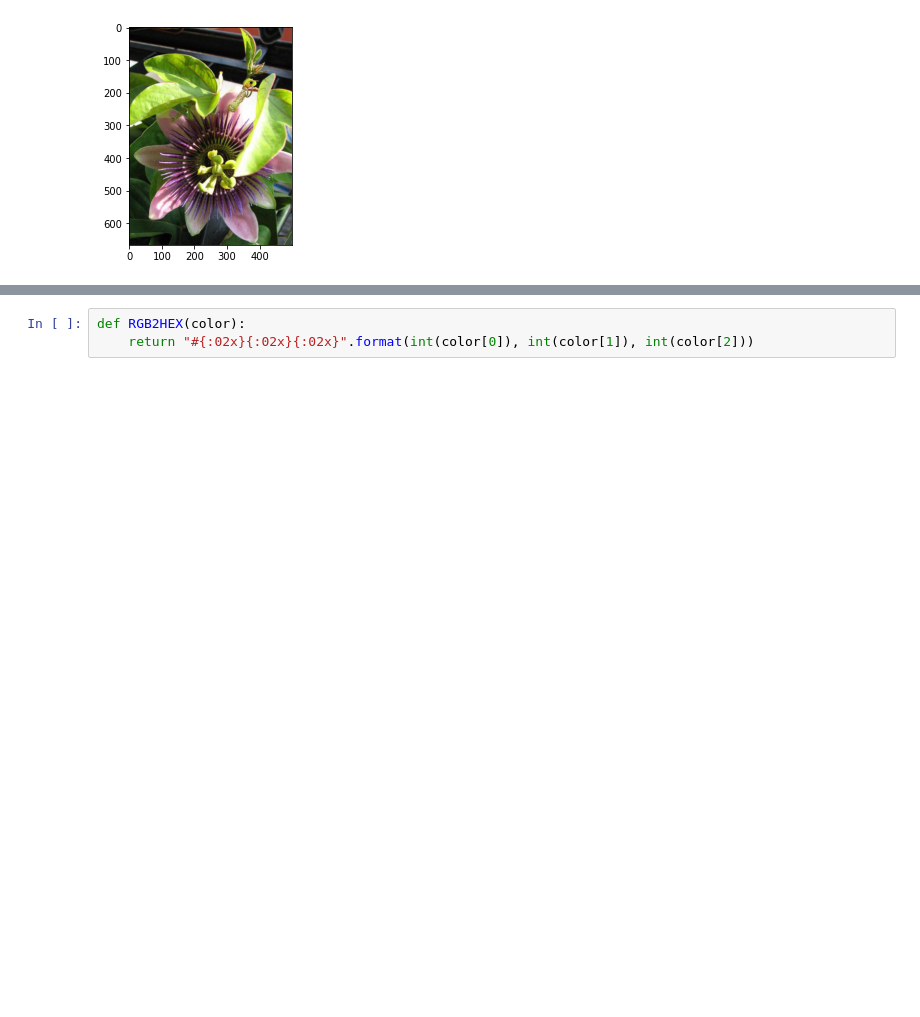
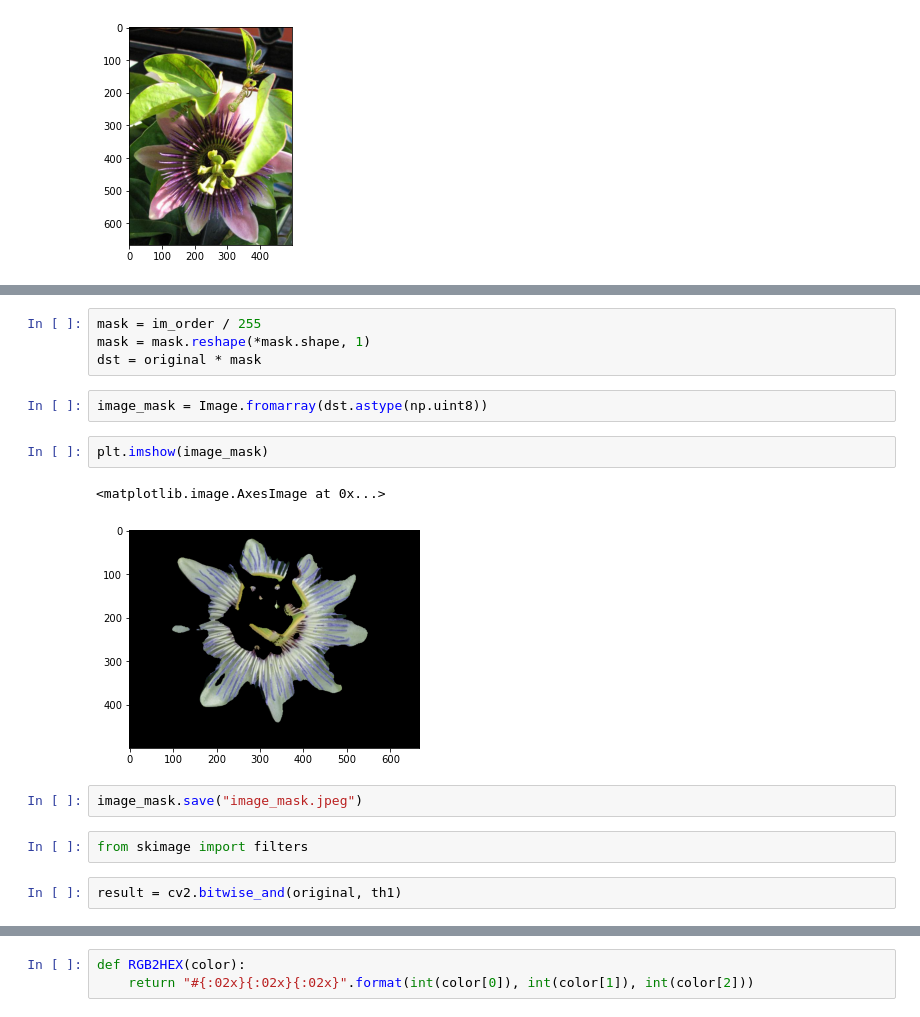
Before and after one commit to teresacigna/Progetto_AML, a Jupyter notebook: Script/prove_scontorno.ipynb, the cells around one changed output, grey strips where cells are left out. Saved outputs shown, nothing was run; the diff lists cells and outputs as text; blank space fills up the shorter version.

```diff
--- a/Script/prove_scontorno.ipynb
+++ b/Script/prove_scontorno.ipynb
@@ -63,0 +128,17 @@ remove_green('images/image_00007.jpg')
+# %%
+mask = im_order / 255
+mask = mask.reshape(*mask.shape, 1)
+dst = original * mask
+# %%
+image_mask = Image.fromarray(dst.astype(np.uint8))
+# %%
+plt.imshow(image_mask)
+# %% [output]
+<matplotlib.image.AxesImage at 0x...>
+[figure, added]
+# %%
+image_mask.save("image_mask.jpeg")
+# %%
+from skimage import filters
+# %%
+result = cv2.bitwise_and(original, th1)
```
Also changed, not shown: parts of 27 cells of this notebook.
